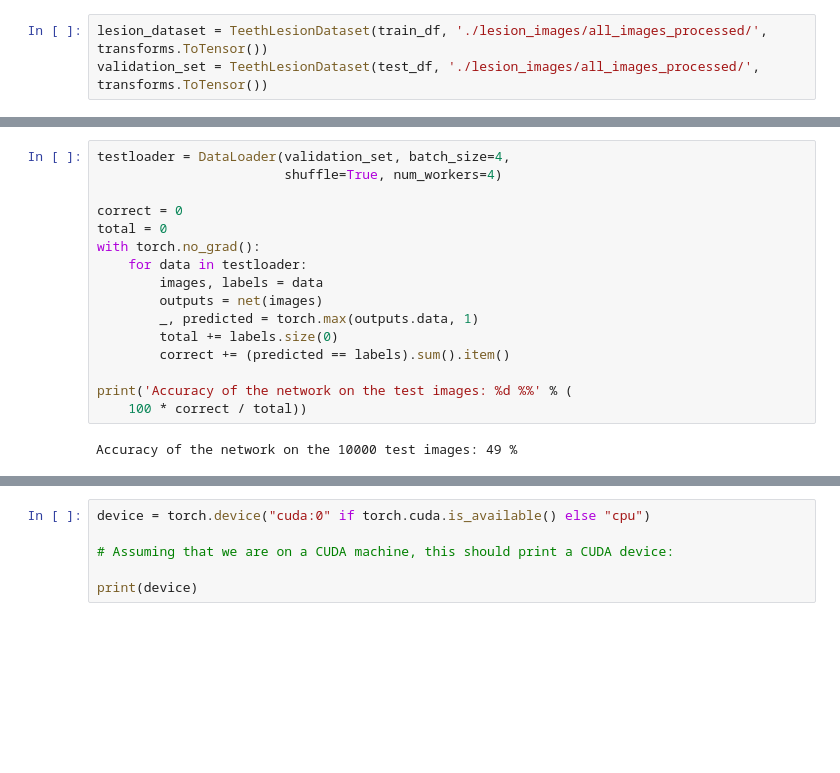
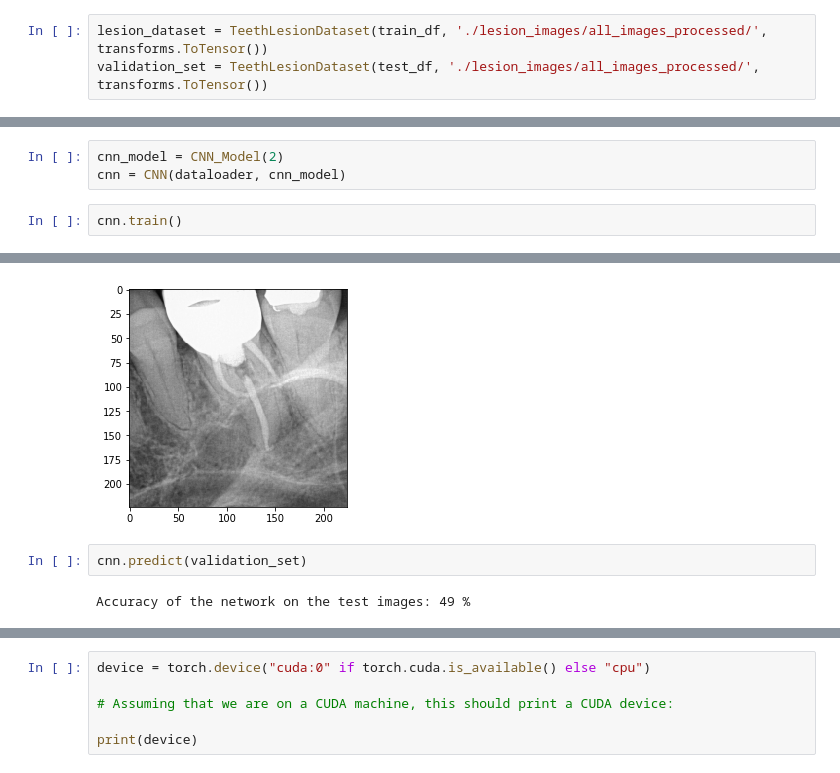
Before and after one commit to jordancoil/dental-lesions, a Jupyter notebook: Pytorch Baseline.ipynb, the cells around one changed output, grey strips where cells are left out. Drawn from its saved outputs; the diff is of its cells as text; blank space fills up the shorter version.

```diff
--- a/Pytorch Baseline.ipynb
+++ b/Pytorch Baseline.ipynb
@@ -143,18 +207,6 @@ Finished Training
-# %%
-testloader = DataLoader(validation_set, batch_size=4,
-                        shuffle=True, num_workers=4)
-
-correct = 0
-total = 0
-with torch.no_grad():
-    for data in testloader:
-        images, labels = data
-        outputs = net(images)
-        _, predicted = torch.max(outputs.data, 1)
-        total += labels.size(0)
-        correct += (predicted == labels).sum().item()
-
-print('Accuracy of the network on the test images: %d %%' % (
-    100 * correct / total))
-# %% [output]
-Accuracy of the network on the 10000 test images: 49 %
+# %%
+cnn_model = CNN_Model(2)
+cnn = CNN(dataloader, cnn_model)
+# %%
+cnn.train()
+# %% [output]
@@ -160,0 +225,5 @@ Accuracy of the network on the 10000 test images: 49 %
+[figure, added]
+# %%
+cnn.predict(validation_set)
+# %% [output]
+Accuracy of the network on the test images: 49 %
```
Also changed, not shown: parts of 8 cells of this notebook.
